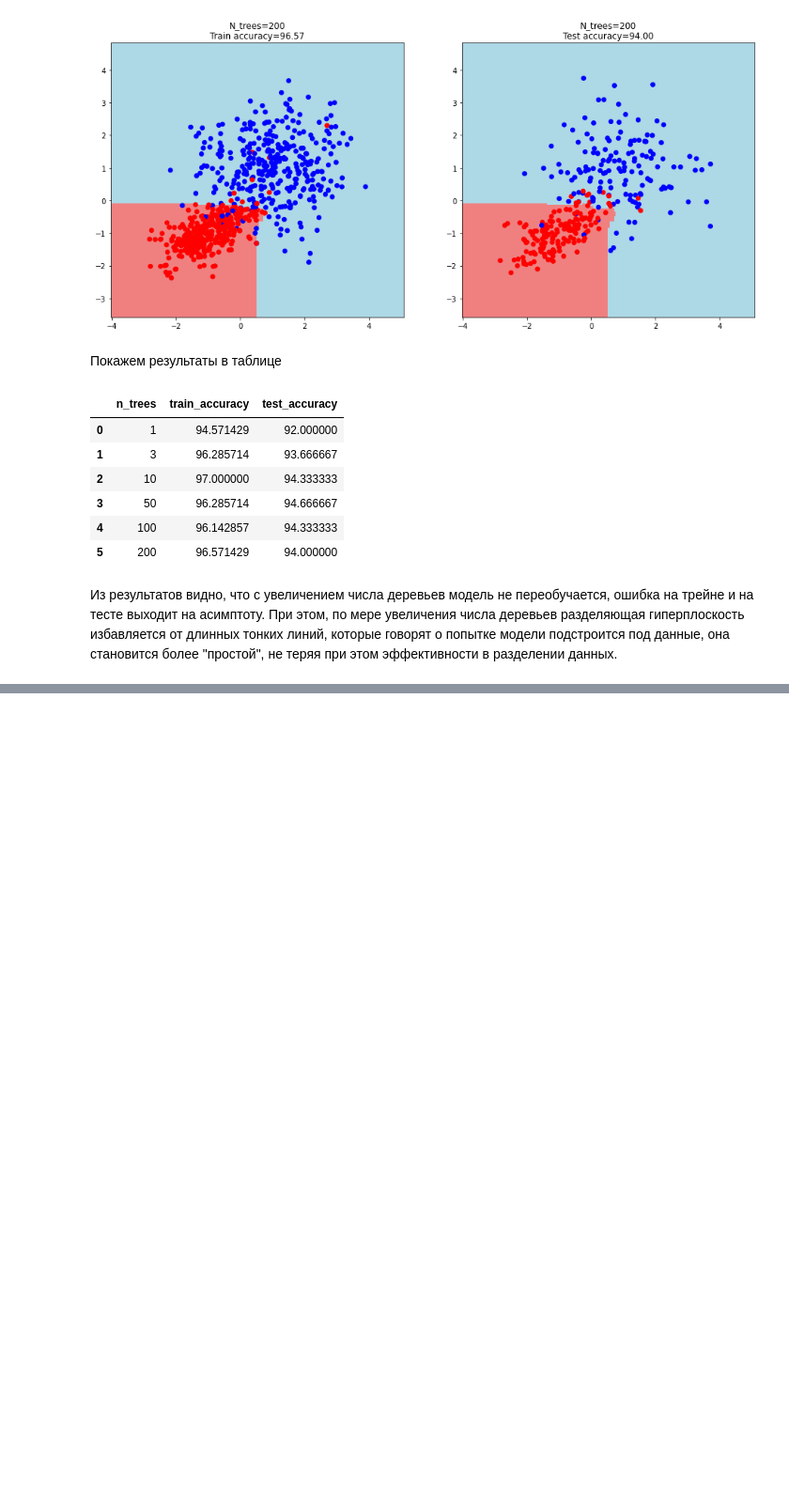
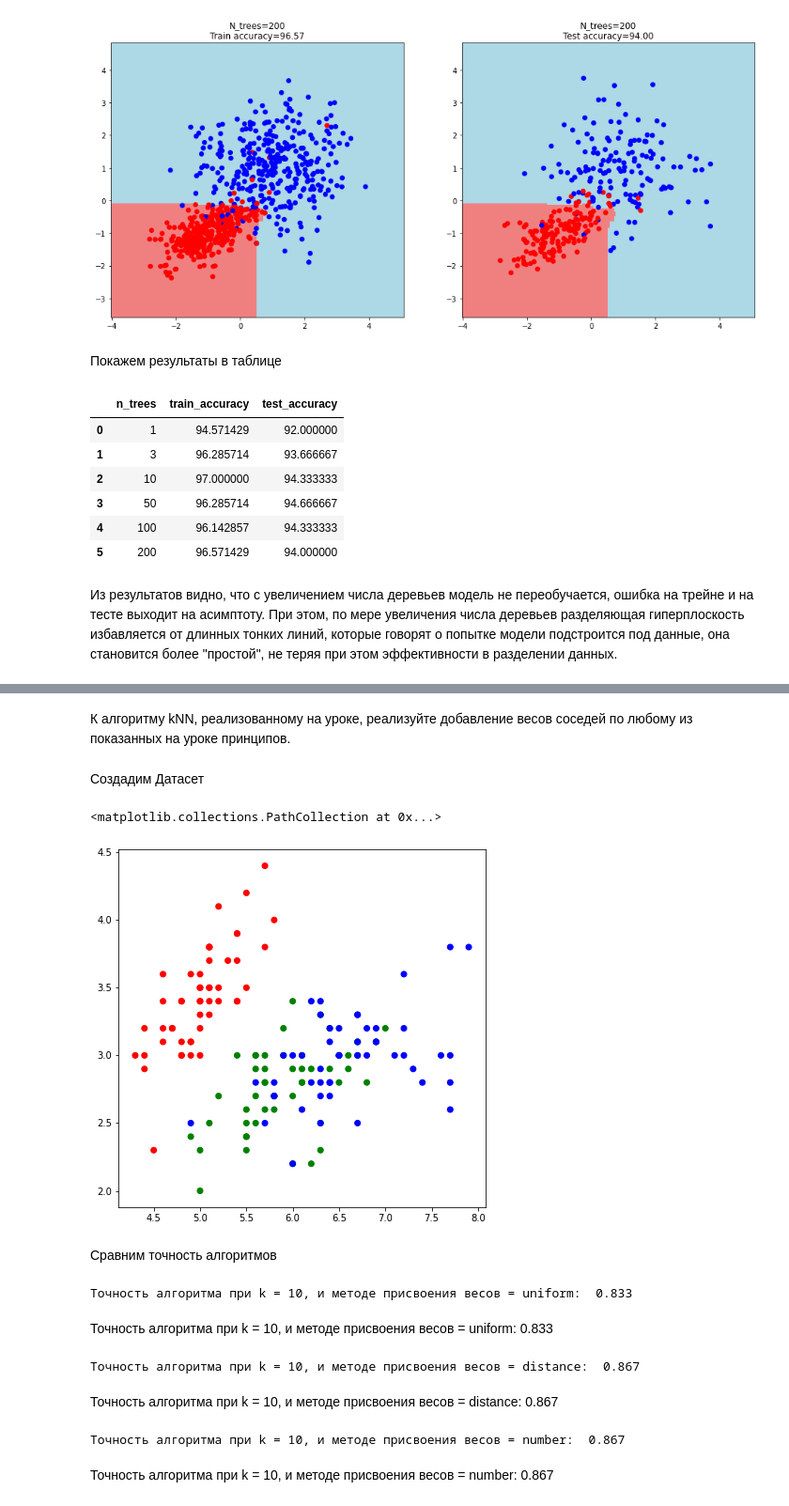
Before and after one commit to vit050587/Data-analysis, a Jupyter notebook: analytics_data.ipynb, the cells around one changed output, grey strips where cells are left out. Shown at 94% size. Cells and saved outputs as stored; diff of their text form; code cells hidden in the pictures; blank space fills up the shorter version.

```diff
--- a/analytics_data.ipynb
+++ b/analytics_data.ipynb
@@ -1588,0 +1804,2 @@ report
+# %% [markdown]
+К алгоритму kNN, реализованному на уроке, реализуйте добавление весов соседей по любому из показанных на уроке принципов.
@@ -1588,0 +1887,7 @@ report
+# %% [markdown]
+Создадим Датасет
+# %%
+X, y = load_iris(return_X_y=True)
+
+# Для наглядности возьмем только первые два признака (всего в датасете их 4)
+X = X[:, :2]
@@ -1588,0 +1896,36 @@ report
+# %%
+cmap = ListedColormap(['red', 'green', 'blue'])
+plt.figure(figsize=(7, 7))
+plt.scatter(X[:, 0], X[:, 1], c=y, cmap=cmap)
+# %% [output]
+<matplotlib.collections.PathCollection at 0x...>
+[figure, added]
+# %% [markdown]
+Сравним точность алгоритмов
+# %%
+mod=KNNClassifier(k=10)
+mod.fit(X_train, y_train)
+y_pred=mod.predict(X_test)
+print(f'Точность алгоритма при k = {mod.k}, и методе присвоения весов = {mod.weights}: {mod.accuracy(y_pred, y_test): .3f}')
+# %% [output]
+Точность алгоритма при k = 10, и методе присвоения весов = uniform:  0.833
+# %% [markdown]
+Точность алгоритма при k = 10, и методе присвоения весов = uniform:  0.833
+# %%
+mod=KNNClassifier(k=10, weights='distance')
+mod.fit(X_train, y_train)
+y_pred=mod.predict(X_test)
+print(f'Точность алгоритма при k = {mod.k}, и методе присвоения весов = {mod.weights}: {mod.accuracy(y_pred, y_test): .3f}')
+# %% [output]
+Точность алгоритма при k = 10, и методе присвоения весов = distance:  0.867
+# %% [markdown]
+Точность алгоритма при k = 10, и методе присвоения весов = distance:  0.867
+# %%
+mod=KNNClassifier(k=10, weights='number')
+mod.fit(X_train, y_train)
+y_pred=mod.predict(X_test)
+print(f'Точность алгоритма при k = {mod.k}, и методе присвоения весов = {mod.weights}: {mod.accuracy(y_pred, y_test): .3f}')
+# %% [output]
+Точность алгоритма при k = 10, и методе присвоения весов = number:  0.867
+# %% [markdown]
+Точность алгоритма при k = 10, и методе присвоения весов = number:  0.867
```
Also changed, not shown: parts of 43 cells of this notebook.
